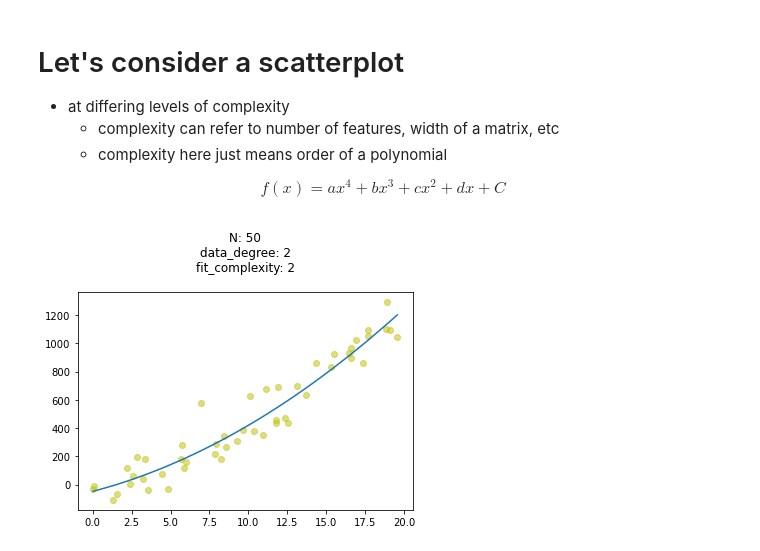
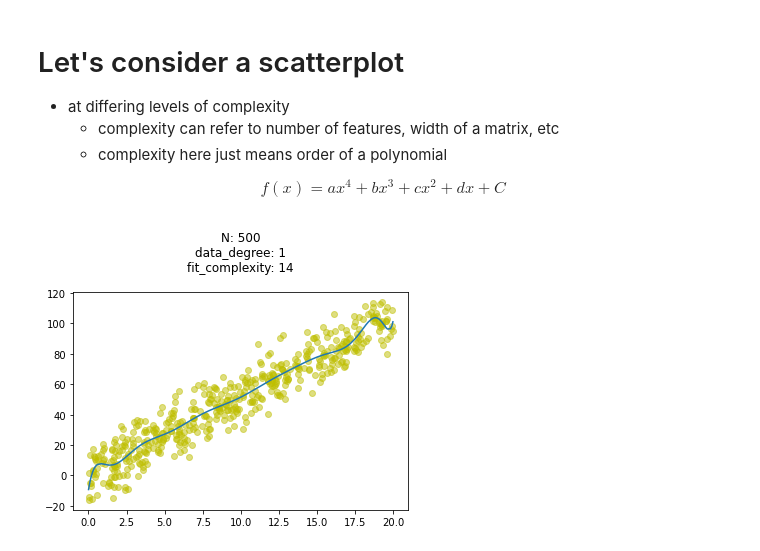
Before and after one commit to MnemoSemiotic/prem_prep_oct19_2020, a Jupyter notebook: stats/07_crossval_intuition/simple_crossval_and_ml_intuition.ipynb, the cells around one changed output. Cells and saved outputs as stored; diff of their text form; code cells hidden in the pictures.

```diff
--- a/stats/07_crossval_intuition/simple_crossval_and_ml_intuition.ipynb
+++ b/stats/07_crossval_intuition/simple_crossval_and_ml_intuition.ipynb
@@ -51,32 +51,32 @@ def plot_scatter_fit(num_samps=50, fit_complexity=1, degree=1):
 
     # help us draw a fit line
     fit = np.polyfit(x, y, 1)
     fit_fn = np.poly1d(fit)
 
 
     # get scatter range
     y_val_range = np.ptp(y)
 
 
     # add guassian/normal noise
     y = [pt + np.random.normal(loc=0.0, scale=((1./10.)*y_val_range))
          for pt in y]
 
     # line that we draw
     fit_complexity_ = fit_complexity
     regr = np.poly1d(np.polyfit(x, y, fit_complexity_))(np.unique(x))
 
 
     # plot
     plt.title('N: {}\n'.format(N) + \
               'data_degree: {}\n'.format(degree) + \
               'fit_complexity: {}\n'.format(fit_complexity))
 
     plt.scatter(x, y, c='y', alpha=0.5)
     plt.plot(np.unique(x), regr)
 
     plt.show()
 
-plot_scatter_fit(num_samps=50, fit_complexity=2, degree=2)
+plot_scatter_fit(num_samps=500, fit_complexity=14, degree=1)
 # %% [output]
-[figure, old version]
+[figure, new version]
```
